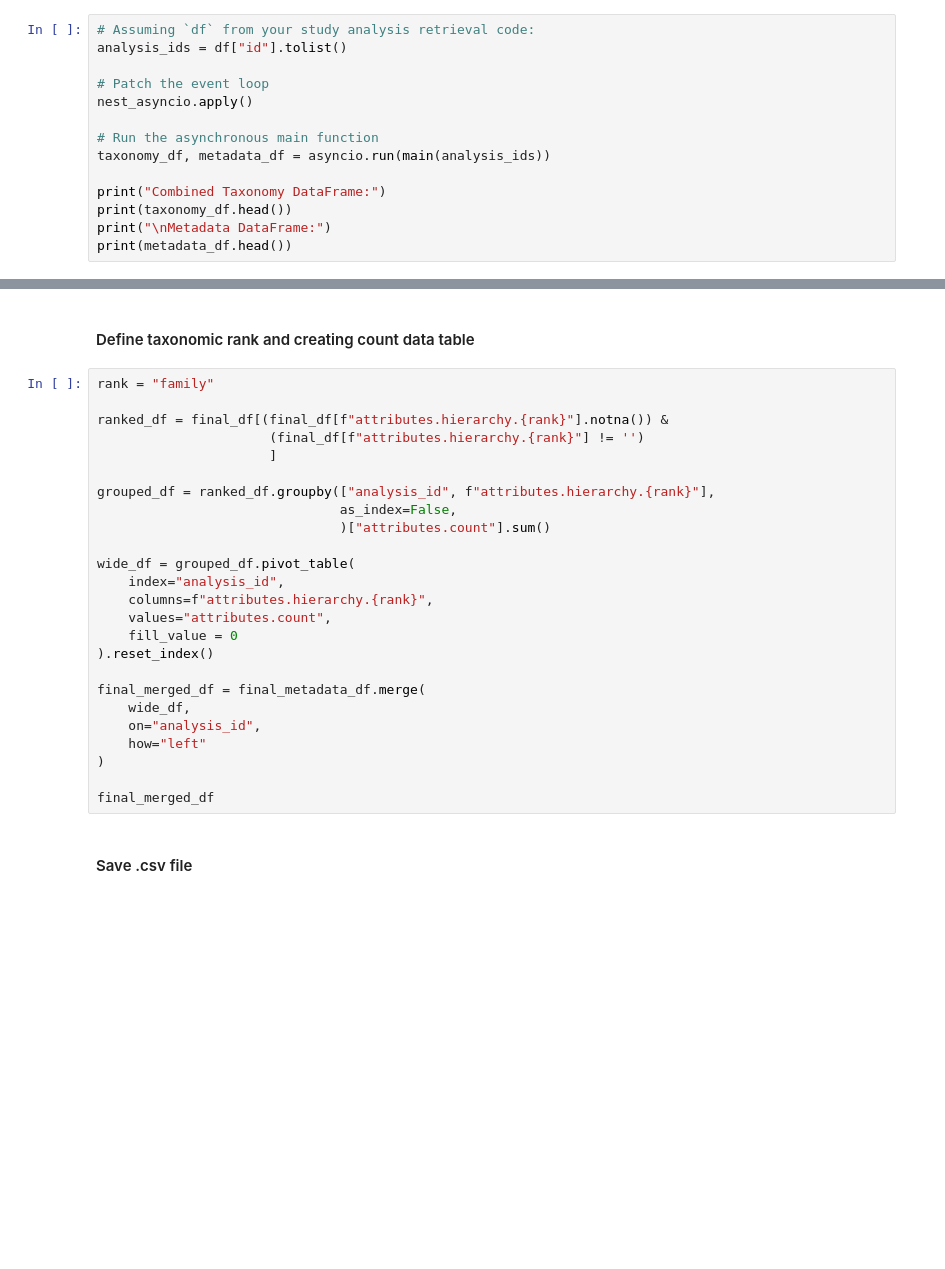
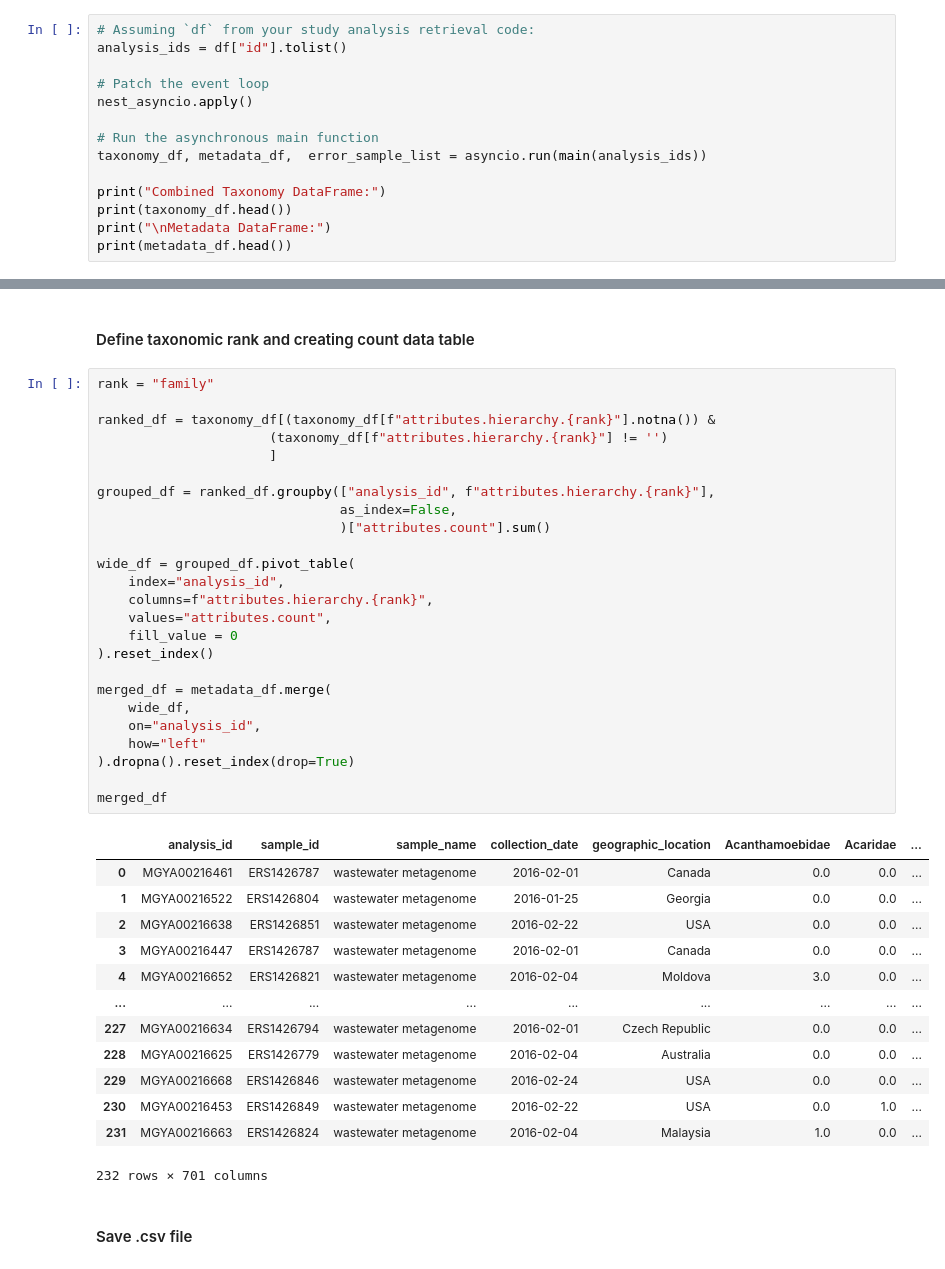
Before and after one commit to edircoli/BECA, a Jupyter notebook: data/MGnify/accession.ipynb, the cells around one changed output, grey strips where cells are left out. Cells and saved outputs as stored; diff of their text form; blank space fills up the shorter version.

```diff
--- a/data/MGnify/accession.ipynb
+++ b/data/MGnify/accession.ipynb
@@ -201,7 +249,7 @@ analysis_ids = df["id"].tolist()
 nest_asyncio.apply()
 
 # Run the asynchronous main function
-taxonomy_df, metadata_df = asyncio.run(main(analysis_ids))
+taxonomy_df, metadata_df,  error_sample_list = asyncio.run(main(analysis_ids))
 
 print("Combined Taxonomy DataFrame:")
 print(taxonomy_df.head())
@@ -214,28 +286,42 @@ KeyboardInterrupt:
 # %%
 rank = "family"
 
-ranked_df = final_df[(final_df[f"attributes.hierarchy.{rank}"].notna()) &
-                      (final_df[f"attributes.hierarchy.{rank}"] != '')
+ranked_df = taxonomy_df[(taxonomy_df[f"attributes.hierarchy.{rank}"].notna()) &
+                      (taxonomy_df[f"attributes.hierarchy.{rank}"] != '')
                       ]
 
 grouped_df = ranked_df.groupby(["analysis_id", f"attributes.hierarchy.{rank}"],
                                as_index=False,
                                )["attributes.count"].sum()
 
 wide_df = grouped_df.pivot_table(
     index="analysis_id",
     columns=f"attributes.hierarchy.{rank}",
     values="attributes.count",
     fill_value = 0
 ).reset_index()
 
-final_merged_df = final_metadata_df.merge(
+merged_df = metadata_df.merge(
     wide_df,
     on="analysis_id",
     how="left"
-)
+).dropna().reset_index(drop=True)
 
-final_merged_df
+merged_df
+# %% [output]
+|  | analysis_id | sample_id | sample_name | collection_date | geographic_location | Acanthamoebidae | Acaridae | ... |
+| 0 | MGYA00216461 | ERS1426787 | wastewater metagenome | 2016-02-01 | Canada | 0.0 | 0.0 | ... |
+| 1 | MGYA00216522 | ERS1426804 | wastewater metagenome | 2016-01-25 | Georgia | 0.0 | 0.0 | ... |
+| 2 | MGYA00216638 | ERS1426851 | wastewater metagenome | 2016-02-22 | USA | 0.0 | 0.0 | ... |
+| 3 | MGYA00216447 | ERS1426787 | wastewater metagenome | 2016-02-01 | Canada | 0.0 | 0.0 | ... |
+| 4 | MGYA00216652 | ERS1426821 | wastewater metagenome | 2016-02-04 | Moldova | 3.0 | 0.0 | ... |
+| ... | ... | ... | ... | ... | ... | ... | ... | ... |
+| 227 | MGYA00216634 | ERS1426794 | wastewater metagenome | 2016-02-01 | Czech Republic | 0.0 | 0.0 | ... |
+| 228 | MGYA00216625 | ERS1426779 | wastewater metagenome | 2016-02-04 | Australia | 0.0 | 0.0 | ... |
+| 229 | MGYA00216668 | ERS1426846 | wastewater metagenome | 2016-02-24 | USA | 0.0 | 0.0 | ... |
+| 230 | MGYA00216453 | ERS1426849 | wastewater metagenome | 2016-02-22 | USA | 0.0 | 1.0 | ... |
+| 231 | MGYA00216663 | ERS1426824 | wastewater metagenome | 2016-02-04 | Malaysia | 1.0 | 0.0 | ... |
+232 rows × 701 columns
 # %% [markdown]
 #### Save .csv file
 # %%
```
Also changed, not shown: parts of 5 cells of this notebook, 5 other files.
